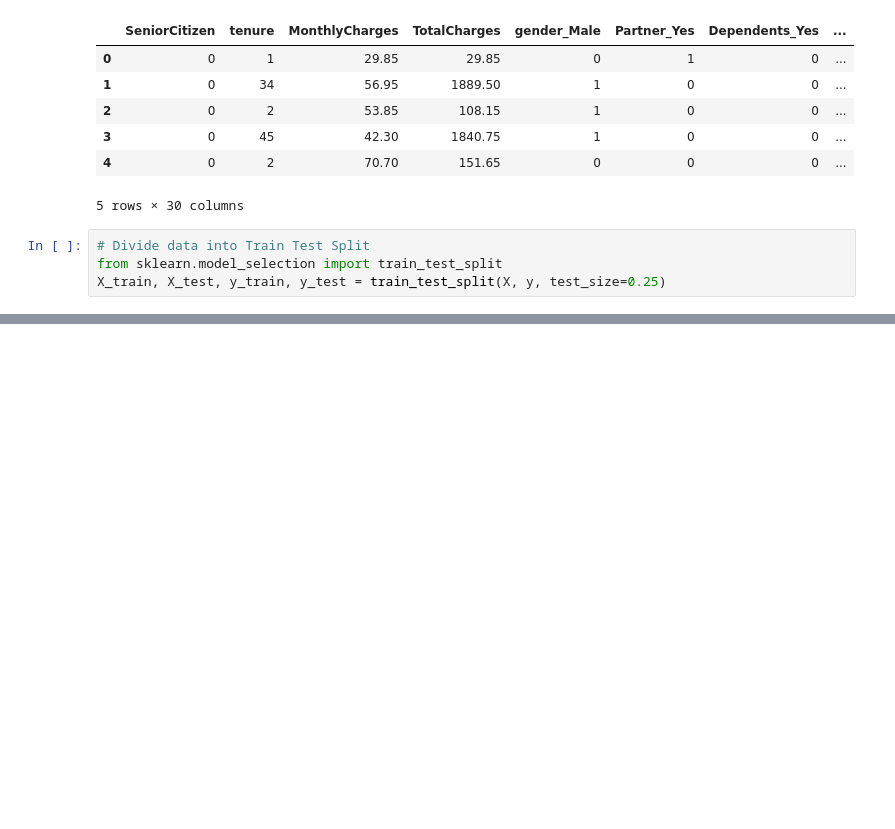
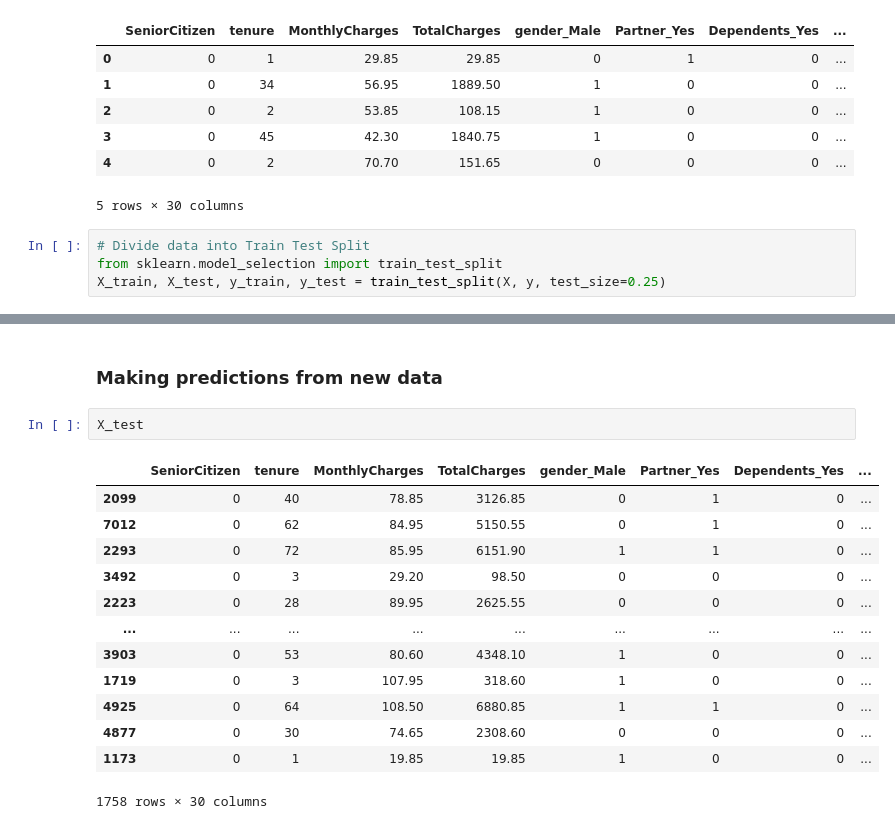
Before and after one commit to srsimonson/machine-learning, a Jupyter notebook: classification/classification.ipynb, the cells around one changed output, grey strips where cells are left out. Drawn from its saved outputs; the diff is of its cells as text; blank space fills up the shorter version.

```diff
--- a/classification/classification.ipynb
+++ b/classification/classification.ipynb
@@ -119,0 +177,18 @@ X_train, X_test, y_train, y_test = train_test_split(X, y, test_size=0.25)
+# %% [markdown]
+### Making predictions from new data
+# %%
+X_test
+# %% [output]
+|  | SeniorCitizen | tenure | MonthlyCharges | TotalCharges | gender_Male | Partner_Yes | Dependents_Yes | ... |
+| 2099 | 0 | 40 | 78.85 | 3126.85 | 0 | 1 | 0 | ... |
+| 7012 | 0 | 62 | 84.95 | 5150.55 | 0 | 1 | 0 | ... |
+| 2293 | 0 | 72 | 85.95 | 6151.90 | 1 | 1 | 0 | ... |
+| 3492 | 0 | 3 | 29.20 | 98.50 | 0 | 0 | 0 | ... |
+| 2223 | 0 | 28 | 89.95 | 2625.55 | 0 | 0 | 0 | ... |
+| ... | ... | ... | ... | ... | ... | ... | ... | ... |
+| 3903 | 0 | 53 | 80.60 | 4348.10 | 1 | 0 | 0 | ... |
+| 1719 | 0 | 3 | 107.95 | 318.60 | 1 | 0 | 0 | ... |
+| 4925 | 0 | 64 | 108.50 | 6880.85 | 1 | 1 | 0 | ... |
+| 4877 | 0 | 30 | 74.65 | 2308.60 | 0 | 0 | 0 | ... |
+| 1173 | 0 | 1 | 19.85 | 19.85 | 1 | 0 | 0 | ... |
+1758 rows × 30 columns
```
Also changed, not shown: parts of 12 cells of this notebook.
